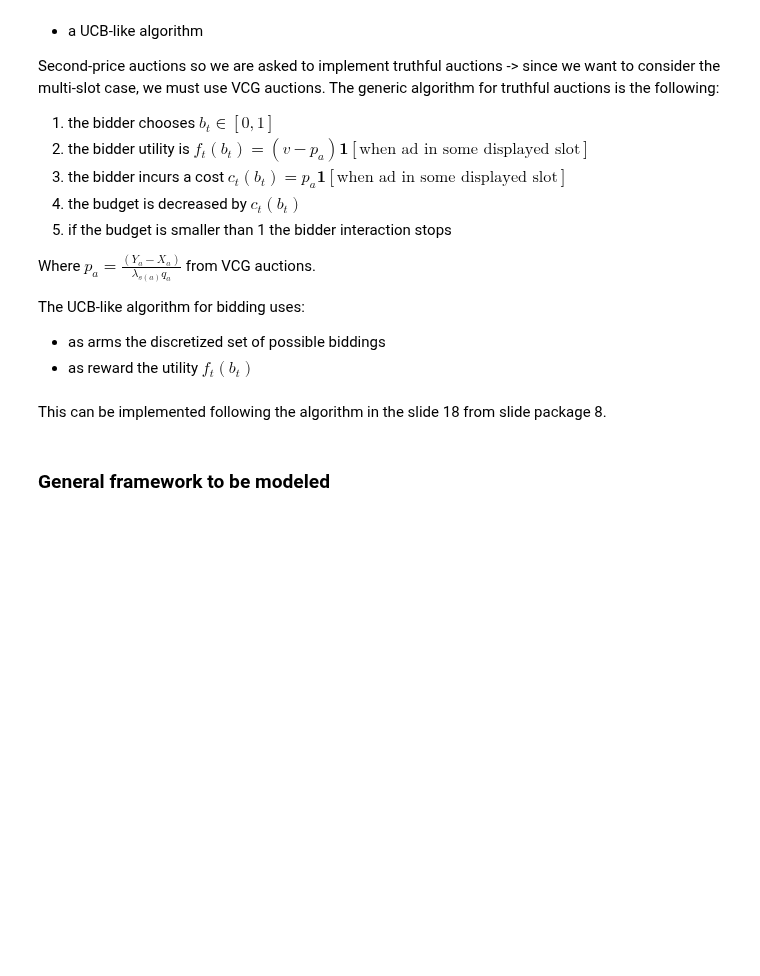
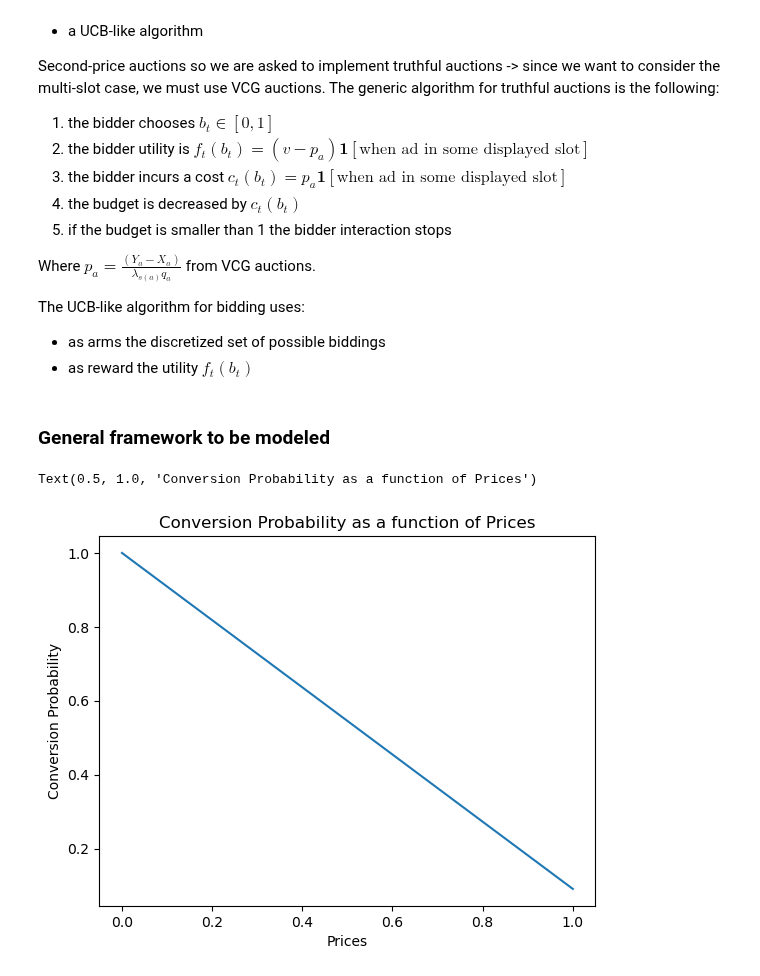
Before and after one commit to giulio8/OLA_project, a Jupyter notebook: Stochastic_env.ipynb, the cells around one changed output. Drawn from its saved outputs; the diff is of its cells as text; code cells hidden in the pictures; blank space fills up the shorter version.

```diff
--- a/Stochastic_env.ipynb
+++ b/Stochastic_env.ipynb
@@ -163,7 +167,5 @@ class primal_dual_agent:
 
     def update():
         pass
-# %% [markdown]
-This can be implemented following the algorithm in the slide 18 from slide package 8.
 # %%
 class UCB_agent:
@@ -208,3 +210,48 @@ class UCB_agent:
         print(f'Budget updated: {self.B}')
 # %% [markdown]
 ### General framework to be modeled
+# %%
+# importing parameters
+import importlib
+importlib.reload(config)
+ITERATIONS = config.ITERATIONS
+AUCTIONS = config.AUCTIONS
+N_USERS = config.N_USERS
+N_ADVERTISERS = config.N_ADVERTISERS    # number of companies that compete for slot auctions, including myself
+NUMBER_OF_ARMS = config.NUMBER_OF_ARMS    # needed for the UCB algorithm
+PRICES = config.PRICES    # actual arms of the ucb algorithm
+BUDGET = config.BUDGET
+NUMBER_OF_SLOTS = config.NUMBER_OF_SLOTS
+LAMBDAS = np.flip(config.LAMBDAS)
+
+
+my_valuation = 0.8      # randomly chosen
+utilities = np.array([])
+my_bids = np.array([])
+my_payments = np.array([])
+my_prices = np.array([])
+total_wins = 0
+cost = 0.2              # constant (for our purposes) cost of production
+
+
+conversion_probability = lambda p: 1-p/1.1
+#conversion_probability = lambda p: p**2 - 2*p + 1
+
+bidding_agent = UCB_agent(BUDGET, ITERATIONS, PRICES, N_ADVERTISERS,N_USERS, my_valuation)
+pricing_agent = Pricing_agent(ITERATIONS, NUMBER_OF_ARMS)
+
+
+
+pse = pricing_stochastic_env(conversion_probability, cost)      # fix this!
+bse = bidding_stochastic_env(B=BUDGET, T=ITERATIONS, lambdas=LAMBDAS, n_advertisers=N_ADVERTISERS)
+
+
+
+prices = np.linspace(0, 1, 100)
+plt.plot(prices, conversion_probability(prices))
+plt.xlabel('Prices')
+plt.ylabel('Conversion Probability')
+plt.title('Conversion Probability as a function of Prices')
+# %% [output]
+Text(0.5, 1.0, 'Conversion Probability as a function of Prices')
+[figure, added]
```
Also changed, not shown: parts of 16 cells of this notebook, 1 other file.
